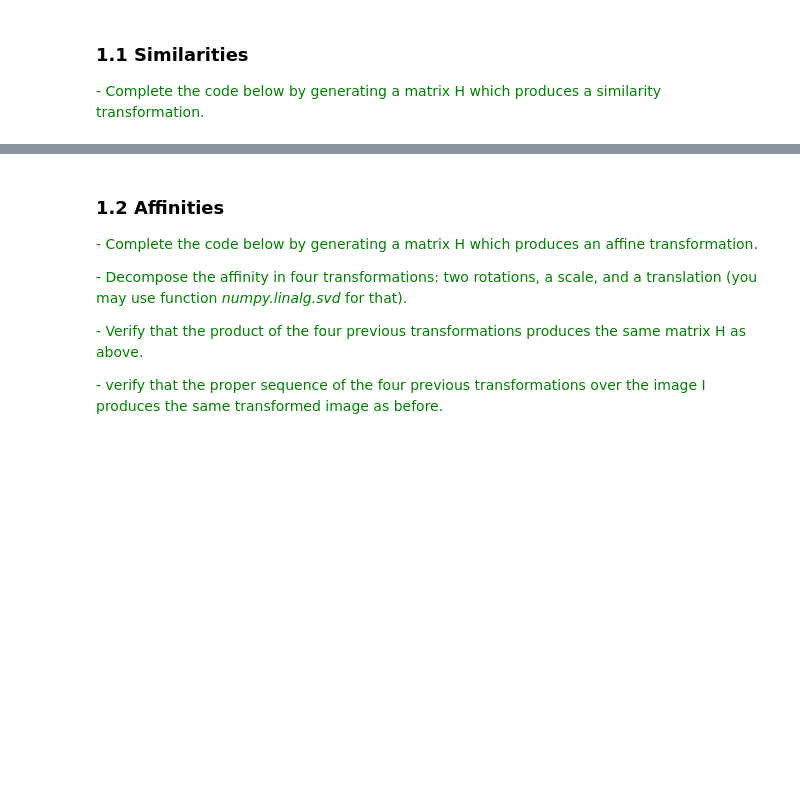
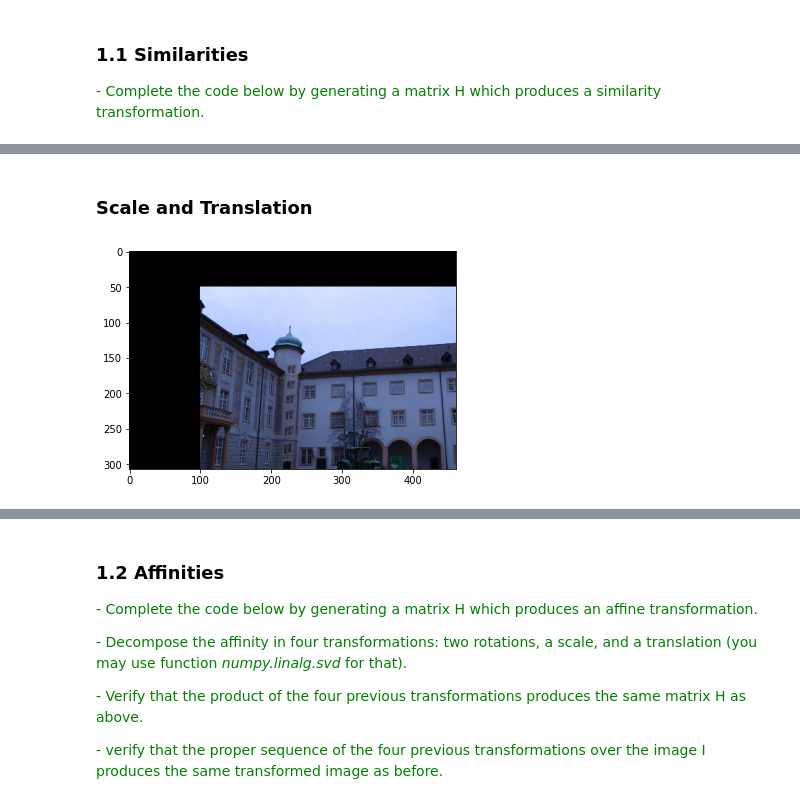
Before and after one commit to brugues/MCV-M4, a Jupyter notebook: lab1/lab1.ipynb, the cells around one changed output, grey strips where cells are left out. Saved outputs shown, nothing was run; the diff lists cells and outputs as text; code cells hidden in the pictures; blank space fills up the shorter version.

```diff
--- a/lab1/lab1.ipynb
+++ b/lab1/lab1.ipynb
@@ -145,0 +128,6 @@ plot_img(I_sim)
+# %% [markdown]
+### Scale and Translation
+# %%
+plot_img(I_scale_translation)
+# %% [output]
+[figure, added]
```
Also changed, not shown: parts of 10 cells of this notebook.
